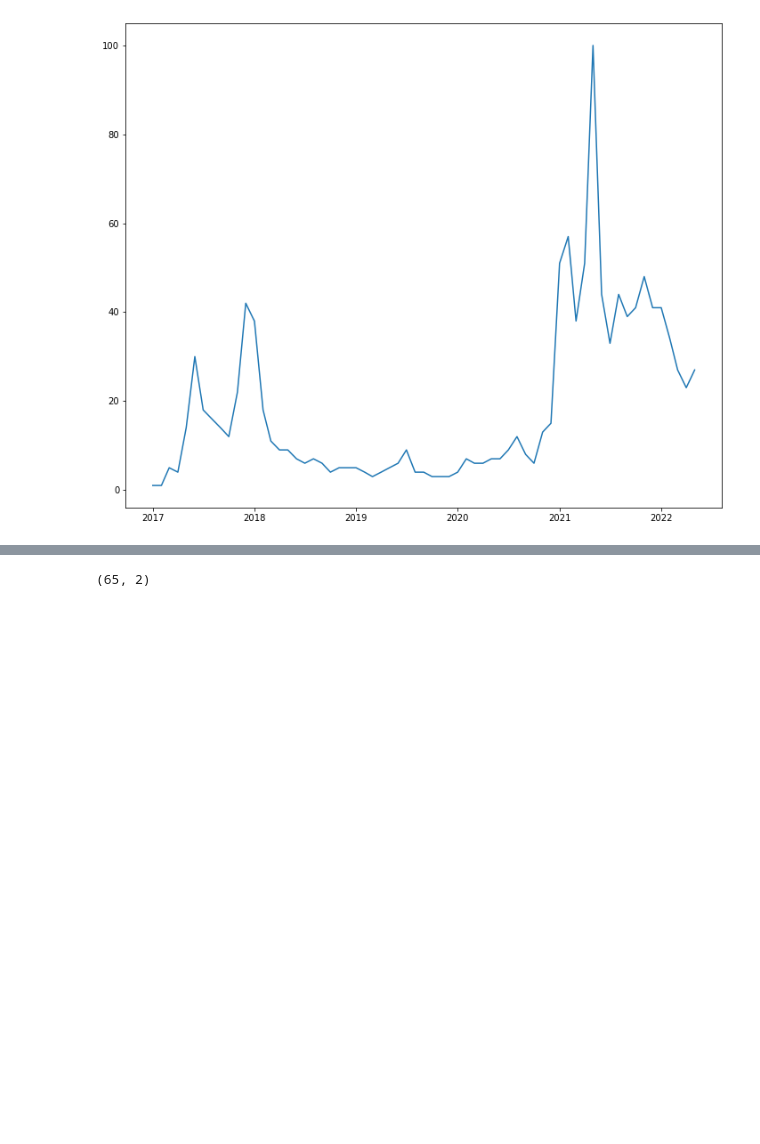
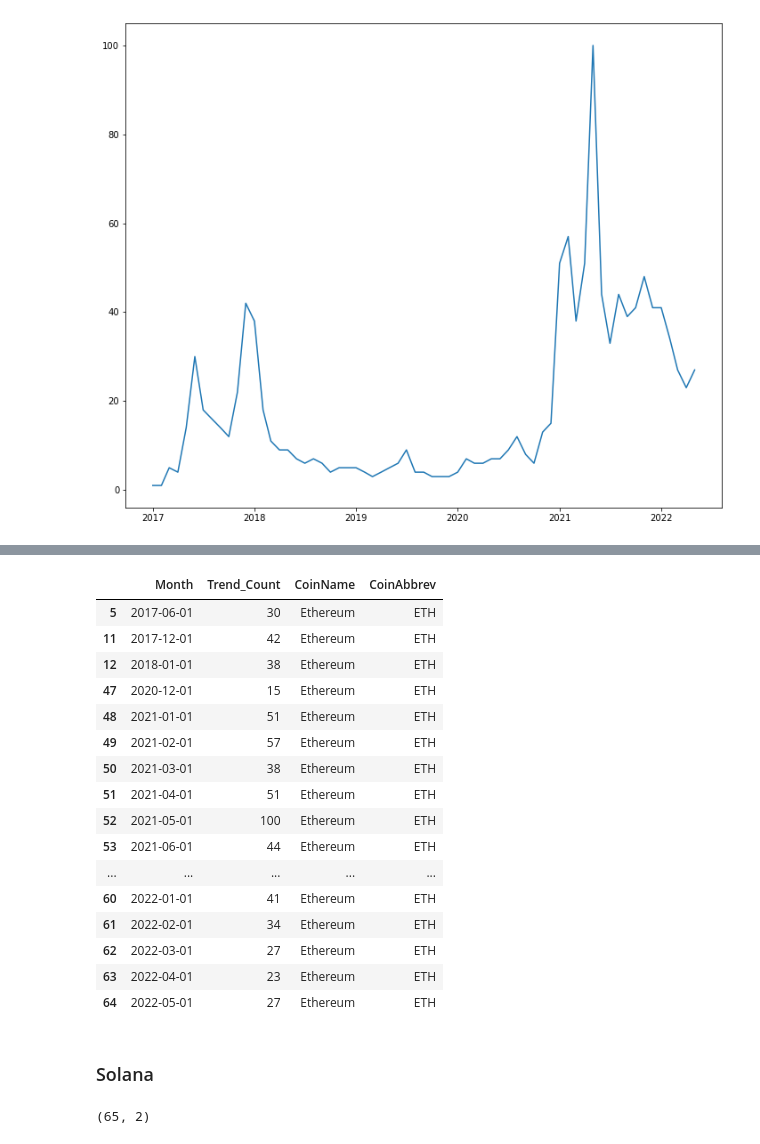
Before and after one commit to mrmoya413/Capstone_RudyMoya, a Jupyter notebook: Notebooks/Rudy_Moya_Capstone.ipynb, the cells around one changed output, grey strips where cells are left out. Cells and saved outputs as stored; diff of their text form; code cells hidden in the pictures; blank space fills up the shorter version.

```diff
--- a/Notebooks/Rudy_Moya_Capstone.ipynb
+++ b/Notebooks/Rudy_Moya_Capstone.ipynb
@@ -317 +346,26 @@ plt.show()
+# %%
+slice_listethereum = [5,11,12,47,48,49,50,51,52,53,54,55,56,57,58,59,60,61,62,63,64]
+
+googleethereumPeaktable = googleethereum1.iloc[googleethereum1.index.isin(slice_listethereum)]
+googleethereumPeaktable
+# %% [output]
+|  | Month | Trend_Count | CoinName | CoinAbbrev |
+| 5 | 2017-06-01 | 30 | Ethereum | ETH |
+| 11 | 2017-12-01 | 42 | Ethereum | ETH |
+| 12 | 2018-01-01 | 38 | Ethereum | ETH |
+| 47 | 2020-12-01 | 15 | Ethereum | ETH |
+| 48 | 2021-01-01 | 51 | Ethereum | ETH |
+| 49 | 2021-02-01 | 57 | Ethereum | ETH |
+| 50 | 2021-03-01 | 38 | Ethereum | ETH |
+| 51 | 2021-04-01 | 51 | Ethereum | ETH |
+| 52 | 2021-05-01 | 100 | Ethereum | ETH |
+| 53 | 2021-06-01 | 44 | Ethereum | ETH |
+| ... | ... | ... | ... | ... |
+| 60 | 2022-01-01 | 41 | Ethereum | ETH |
+| 61 | 2022-02-01 | 34 | Ethereum | ETH |
+| 62 | 2022-03-01 | 27 | Ethereum | ETH |
+| 63 | 2022-04-01 | 23 | Ethereum | ETH |
+| 64 | 2022-05-01 | 27 | Ethereum | ETH |
+# %% [markdown]
+### Solana
 # %%
```
Also changed, not shown: parts of 33 cells of this notebook.
